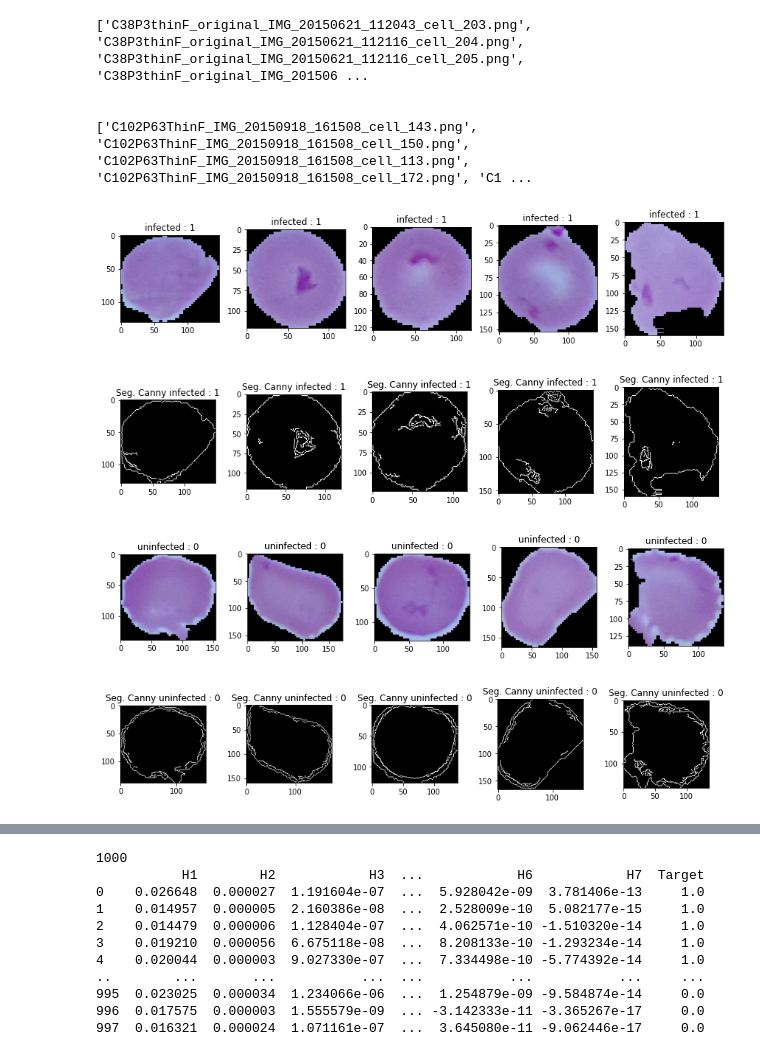
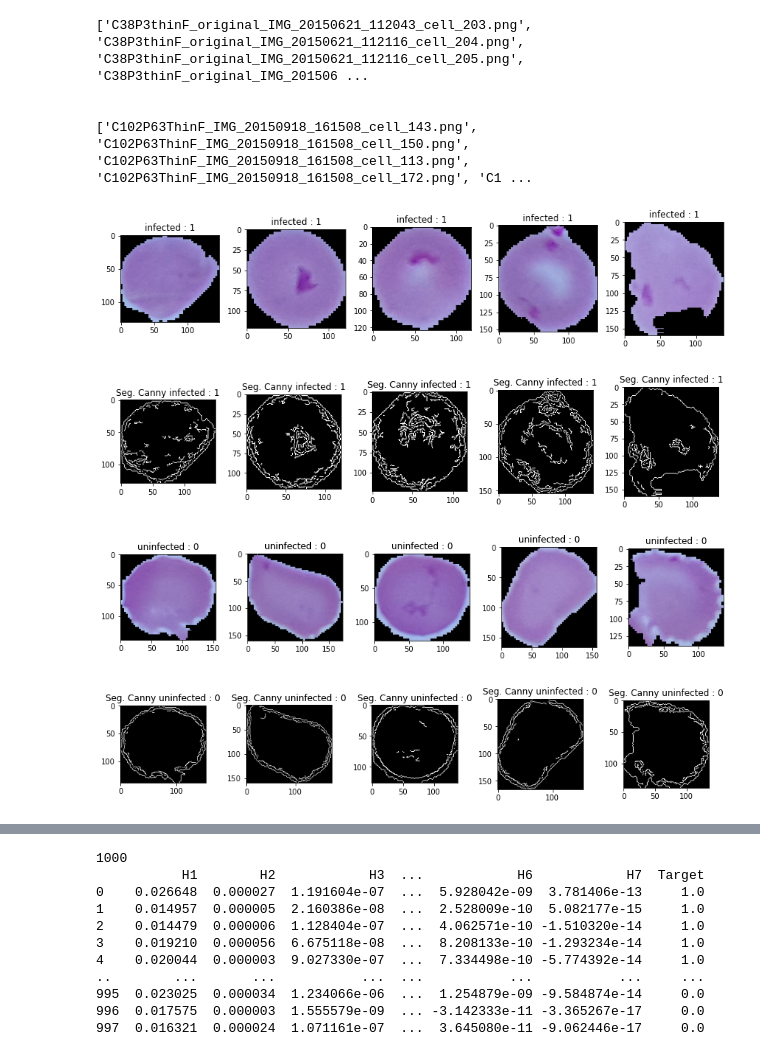
Before and after one commit to aisyahdnn/Skripsi, a Jupyter notebook: Dataset5050.ipynb, the cells around one changed output, grey strips where cells are left out. Drawn from its saved outputs; the diff is of its cells as text; code cells hidden in the pictures.

```diff
--- a/Dataset5050.ipynb
+++ b/Dataset5050.ipynb
@@ -57,38 +57,38 @@ for i in range(5):
 
 plt.figure(figsize = (12,12))
 for i in range(5):
     plt.subplot(1, 5, i+1)
     img = cv2.imread('/content/drive/My Drive/Dataset/DATA5050/cell_images/Terinfeksi' + "/" + terinfeksi_data[i])
-    edges = cv2.Canny(img,25,100)
+    edges = cv2.Canny(img, 80, 30)
     plt.imshow(edges,cmap='gray')
     plt.title('Seg. Canny infected : 1')
     plt.tight_layout()
 
 
 #Tahap Visualisasi Citra Malaria Tidak Terinfeksi
 
 plt.figure(figsize = (12,12))
 for i in range(5):
     plt.subplot(1, 5, i+1)
     img = cv2.imread('/content/drive/My Drive/Dataset/DATA5050/cell_images/TidakTerinfeksi' + "/" + tidakTerinfeksi_data[i])
     plt.imshow(img,cmap='gray')
     plt.title('uninfected : 0')
     plt.tight_layout()
 
 plt.figure(figsize = (12,12))
 for i in range(5):
     plt.subplot(1, 5, i+1)
     img = cv2.imread('/content/drive/My Drive/Dataset/DATA5050/cell_images/TidakTerinfeksi' + "/" + tidakTerinfeksi_data[i])
-    edges = cv2.Canny(img,25,100)
+    edges = cv2.Canny(img, 80, 30)
     plt.imshow(edges,cmap='gray')
     plt.title('Seg. Canny uninfected : 0')
     plt.tight_layout()
 plt.show()
 # %% [output]
 [figure]
-[figure, old version]
+[figure, new version]
 [figure]
-[figure, old version]
+[figure, new version]
 # %%
 #SEGMENTASI CANNY DAN EKSTRAKSI HUMOMENT
 
```
Also changed, not shown: parts of 1 cell of this notebook.
